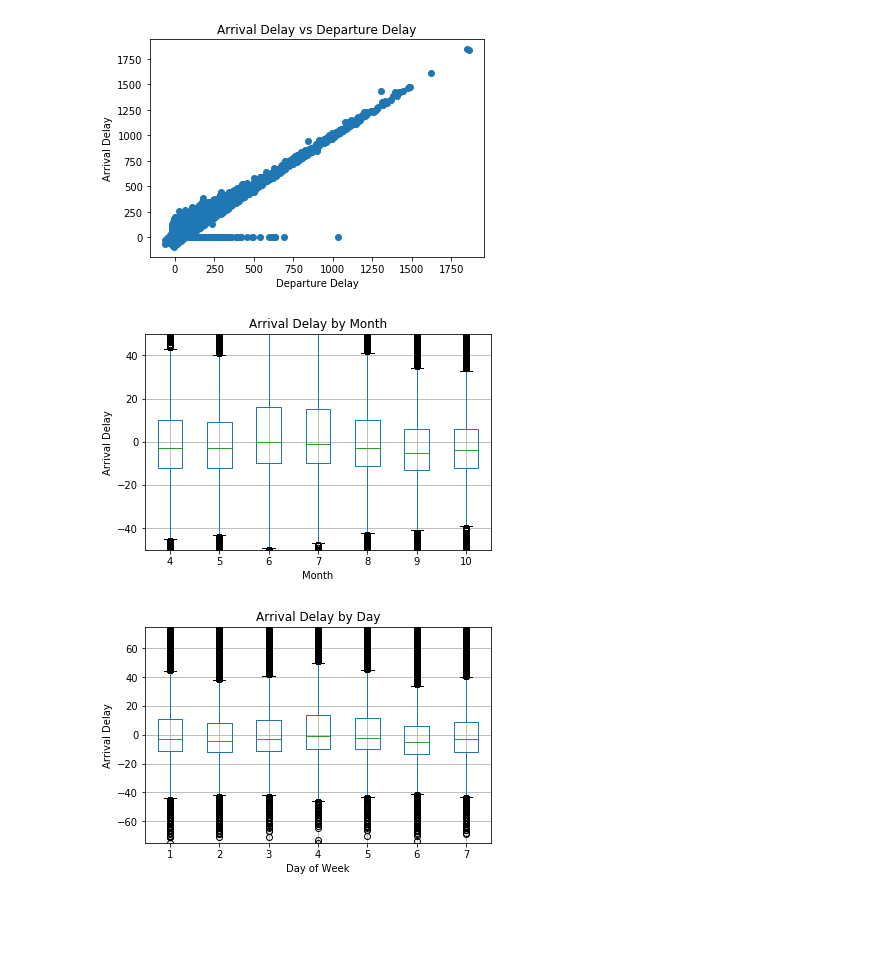
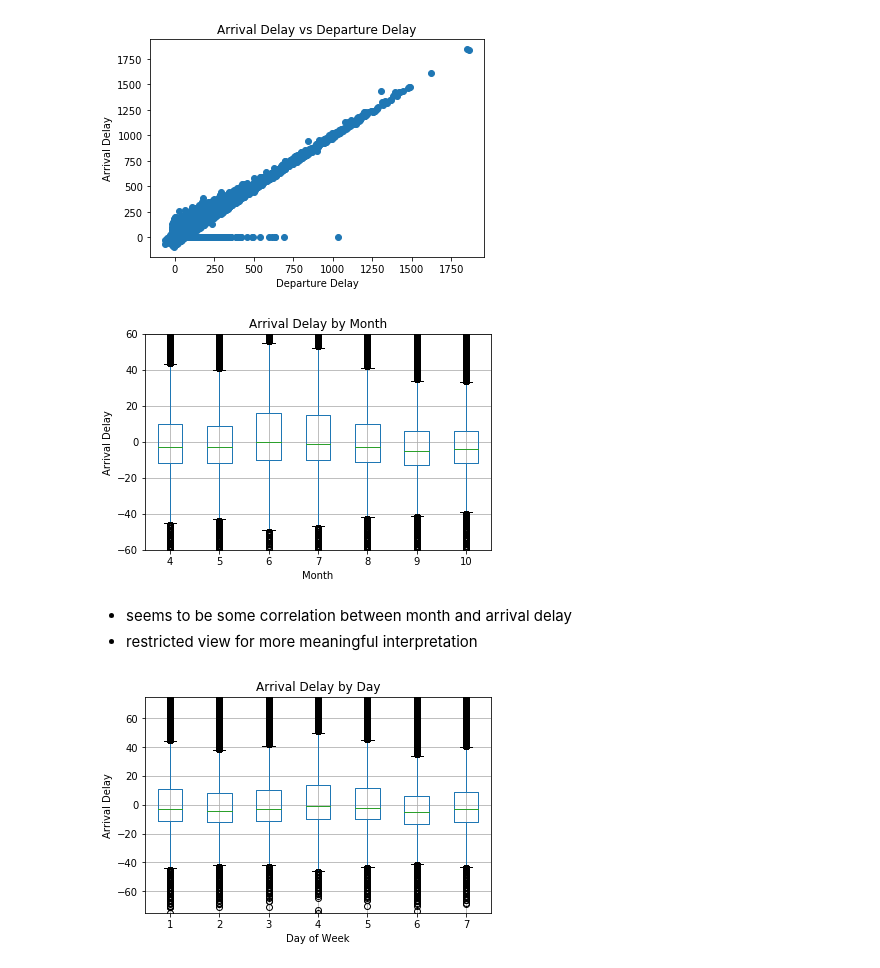
Before and after one commit to npalacio/IntroToAI, a Jupyter notebook: Homework/Project/Work/Flight Prediction.ipynb, the cells around one changed output. Saved outputs shown, nothing was run; the diff lists cells and outputs as text; code cells hidden in the pictures; blank space fills up the shorter version.

```diff
--- a/Homework/Project/Work/Flight Prediction.ipynb
+++ b/Homework/Project/Work/Flight Prediction.ipynb
@@ -100,15 +130,18 @@ plt.show()
 [figure]
 # %%
 ax = flightData.boxplot('ArrDelay',by='Month',return_type=None)
-ax.set_ylim(-50,50)
+ax.set_ylim(-60,60)
 plt.axes(ax)
 plt.ylabel('Arrival Delay')
 plt.xlabel('Month')
 plt.title('Arrival Delay by Month')
 plt.suptitle('')
 plt.show()
 # %% [output]
-[figure, old version]
+[figure, new version]
+# %% [markdown]
+- seems to be some correlation between month and arrival delay
+- restricted view for more meaningful interpretation
 # %%
 ax = flightData.boxplot('ArrDelay',by='DayOfWeek',return_type=None)
 ax.set_ylim(-75,75)
```
Also changed, not shown: parts of 69 cells of this notebook.
